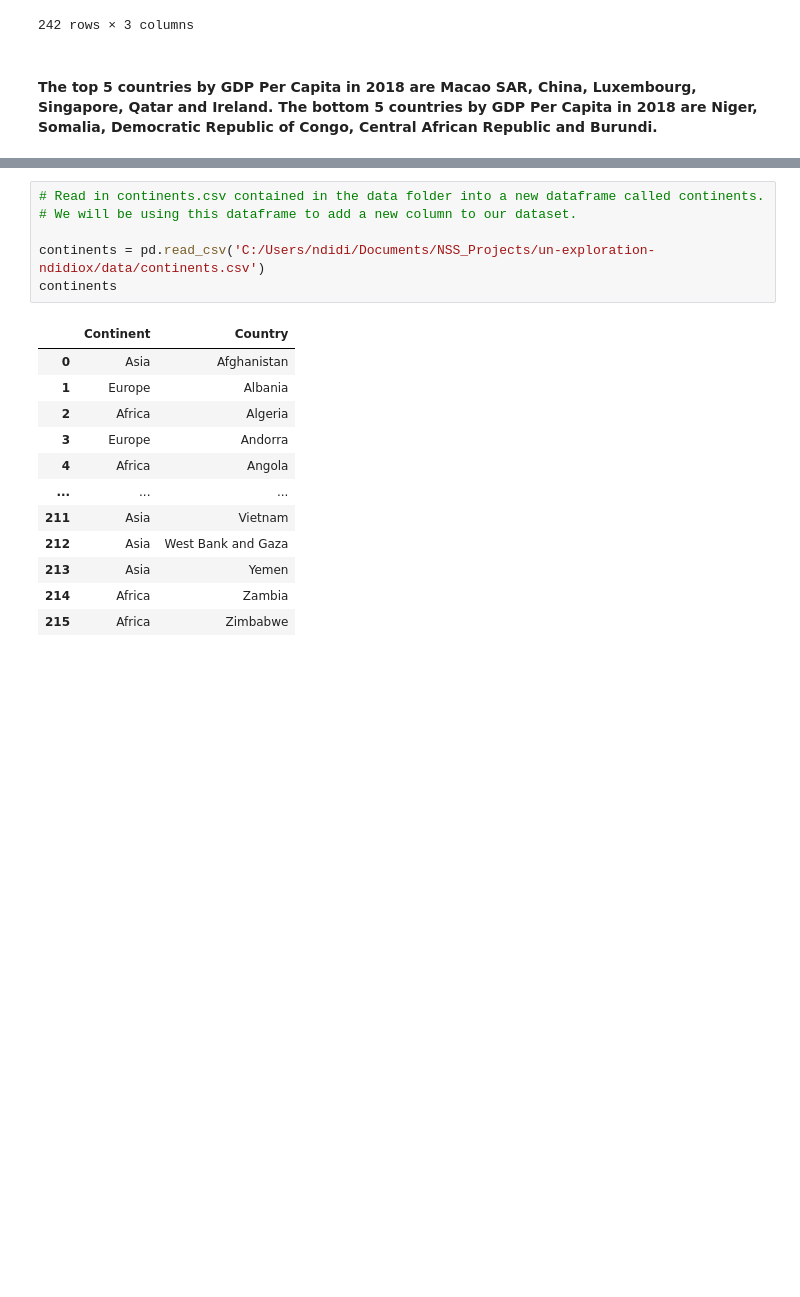
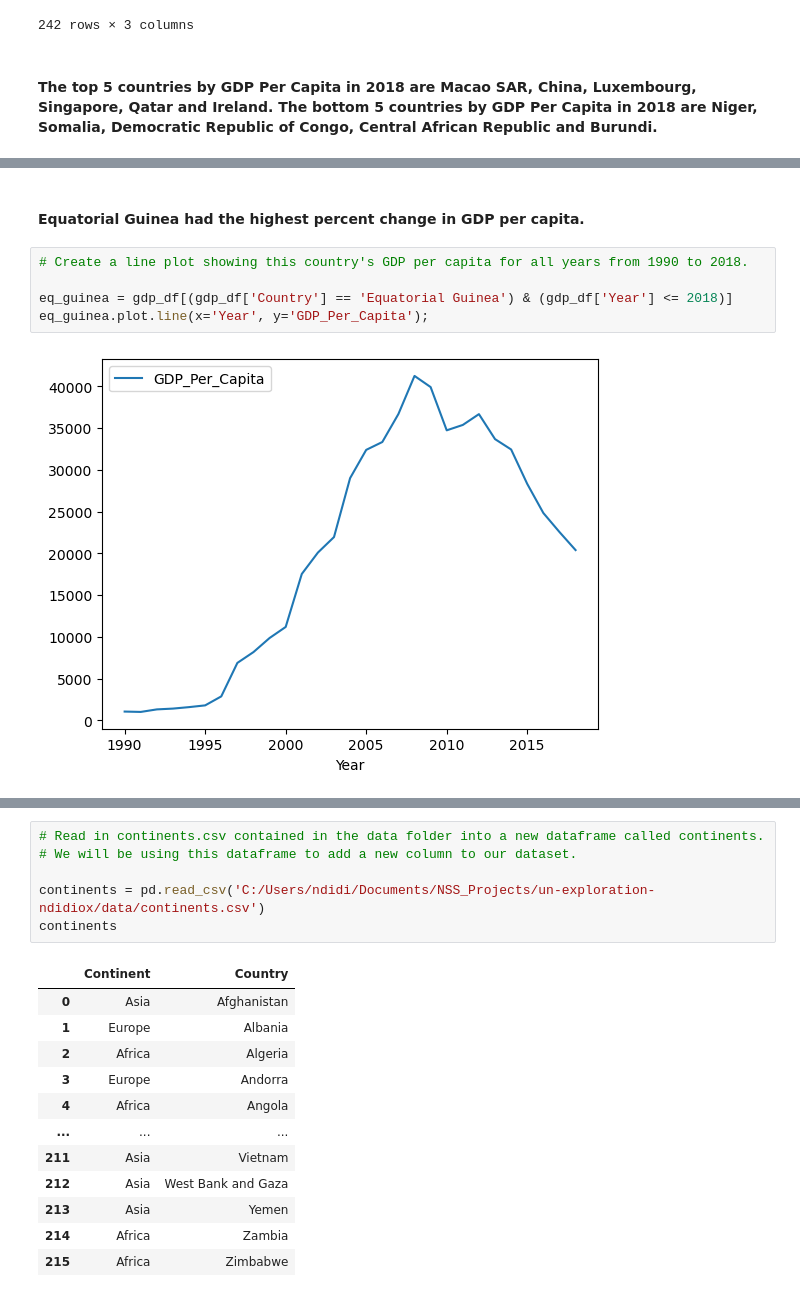
Before and after one commit to nss-data-science-cohort-7/un-exploration-ndidiox, a Jupyter notebook: notebooks/UN_Data_Exploration.ipynb, the cells around one changed output, grey strips where cells are left out. Saved outputs shown, nothing was run; the diff lists cells and outputs as text; blank space fills up the shorter version.

```diff
--- a/notebooks/UN_Data_Exploration.ipynb
+++ b/notebooks/UN_Data_Exploration.ipynb
@@ -272,0 +296,9 @@ Bonus: Put both line charts on the same plot.
+# %% [markdown]
+#### Equatorial Guinea had the highest percent change in GDP per capita.
+# %%
+# Create a line plot showing this country's GDP per capita for all years from 1990 to 2018.
+
+eq_guinea = gdp_df[(gdp_df['Country'] == 'Equatorial Guinea') & (gdp_df['Year'] <= 2018)]
+eq_guinea.plot.line(x='Year', y='GDP_Per_Capita');
+# %% [output]
+[figure, added]
```
Also changed, not shown: parts of 13 cells of this notebook.
